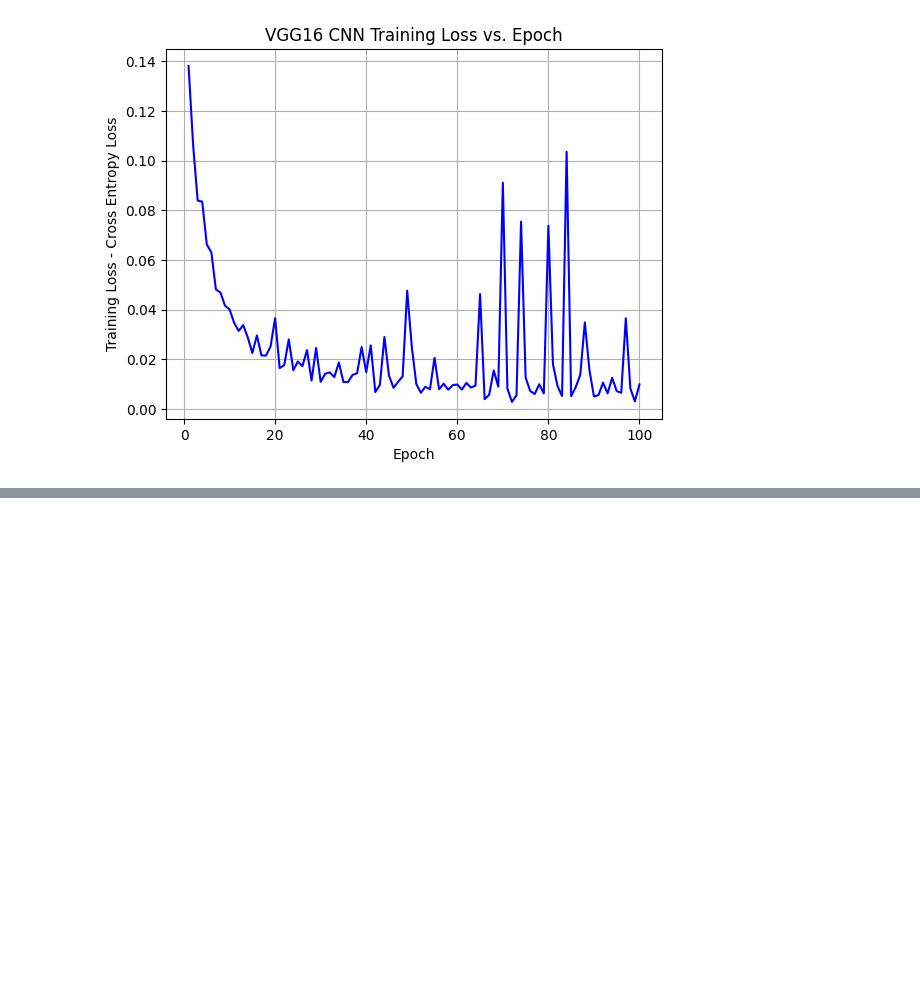
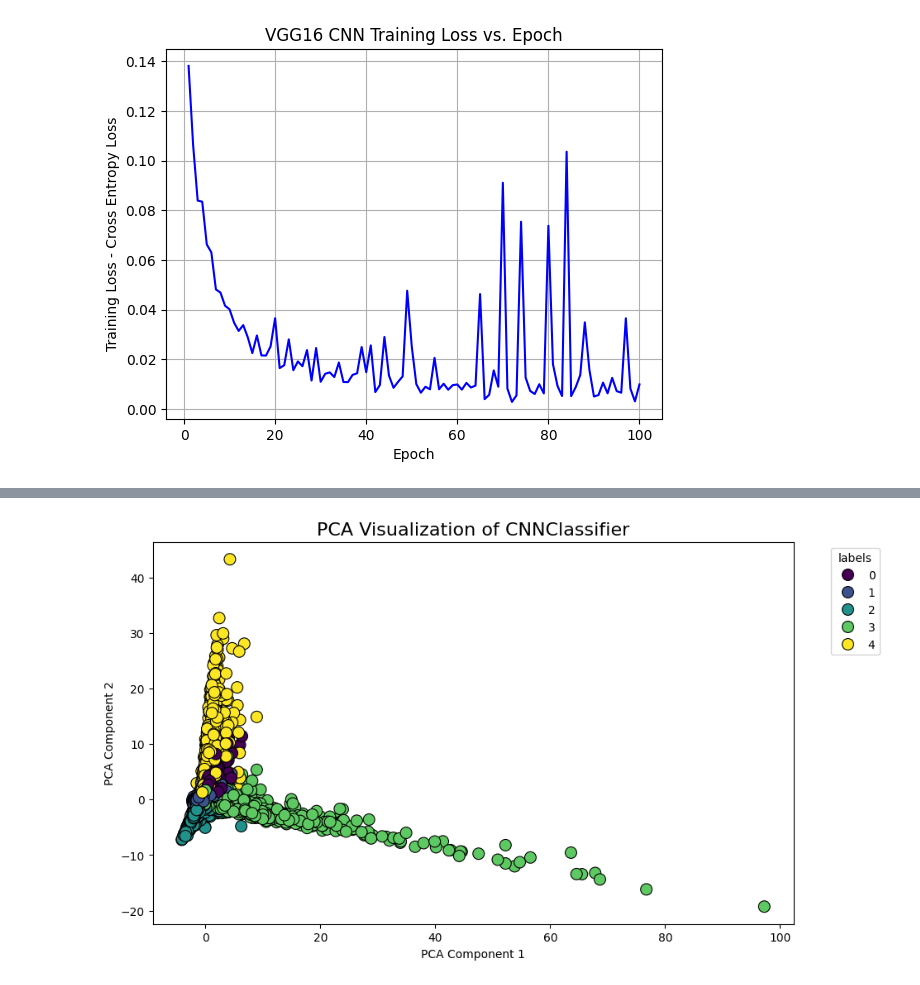
Before and after one commit to niiquaye/ECE457B, a Jupyter notebook: W25-asg3/assignment.ipynb, the cells around one changed output, grey strips where cells are left out. Saved outputs shown, nothing was run; the diff lists cells and outputs as text; code cells hidden in the pictures; blank space fills up the shorter version.

```diff
--- a/W25-asg3/assignment.ipynb
+++ b/W25-asg3/assignment.ipynb
@@ -206,6 +208,9 @@ def extract_features(model, dataloader, device):
     features = np.vstack(features)
     labels_list = np.hstack(labels_list)
 
+    scaler = StandardScaler()
+    features = scaler.fit_transform(features)
+
     return features, labels_list
 # %%
 model, training_losses, training_accuracies, epochs = train_model(model, optimizer, criterion, num_epochs=100, device=device)
@@ -403,0 +465,4 @@ plt.show()
+# %%
+pca = plot_pca(model_features, model_labels, 'labels', 'CNNClassifier')
+# %% [output]
+[figure, added]
```
Also changed, not shown: parts of 15 cells of this notebook.
